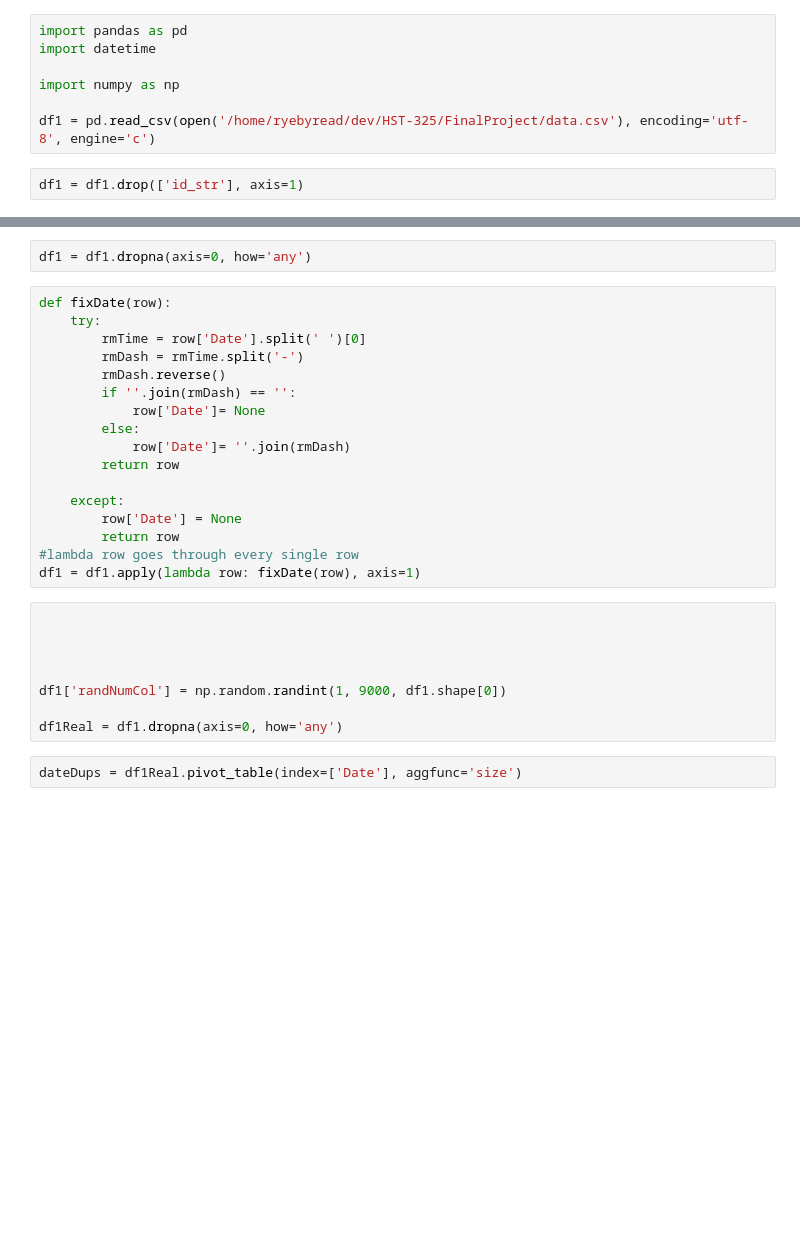
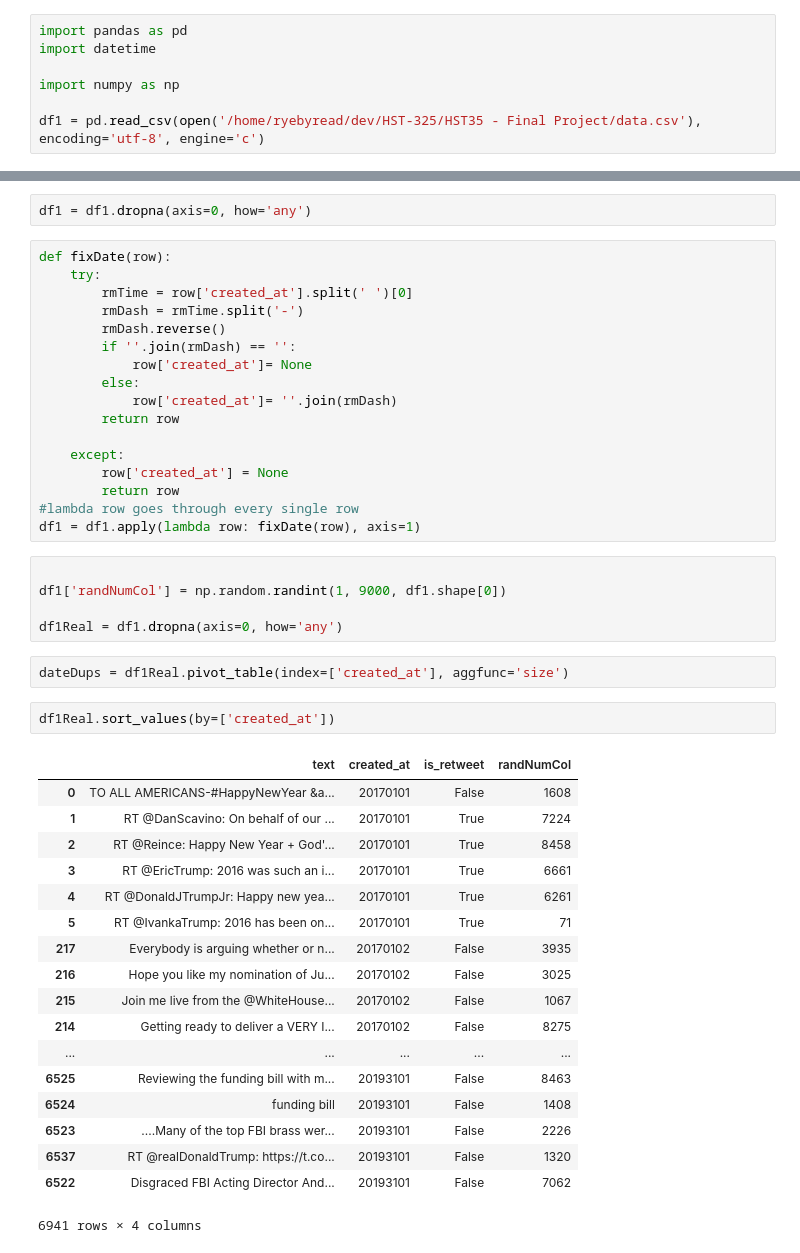
Before and after one commit to redelste/HST-325, a Jupyter notebook: HST35 - Final Project/Fixing Data.ipynb, the cells around one changed output, grey strips where cells are left out. Drawn from its saved outputs; the diff is of its cells as text; blank space fills up the shorter version.

```diff
--- a/HST35 - Final Project/Fixing Data.ipynb
+++ b/HST35 - Final Project/Fixing Data.ipynb
@@ -4,7 +4,5 @@ import datetime
 
 import numpy as np
 
-df1 = pd.read_csv(open('/home/ryebyread/dev/HST-325/FinalProject/data.csv'), encoding='utf-8', engine='c')
+df1 = pd.read_csv(open('/home/ryebyread/dev/HST-325/HST35 - Final Project/data.csv'), encoding='utf-8', engine='c')
-# %%
-df1 = df1.drop(['id_str'], axis=1)
 # %%
@@ -14,28 +12,46 @@ df1 = df1.dropna(axis=0, how='any')
 # %%
 def fixDate(row):
     try:
-        rmTime = row['Date'].split(' ')[0]
+        rmTime = row['created_at'].split(' ')[0]
         rmDash = rmTime.split('-')
         rmDash.reverse()
         if ''.join(rmDash) == '':
-            row['Date']= None
+            row['created_at']= None
         else:
-            row['Date']= ''.join(rmDash)
+            row['created_at']= ''.join(rmDash)
         return row
 
     except:
-        row['Date'] = None
+        row['created_at'] = None
         return row
 #lambda row goes through every single row
 df1 = df1.apply(lambda row: fixDate(row), axis=1)
 # %%
-
-
-
 
 df1['randNumCol'] = np.random.randint(1, 9000, df1.shape[0])
 
 df1Real = df1.dropna(axis=0, how='any')
 # %%
-dateDups = df1Real.pivot_table(index=['Date'], aggfunc='size')
+dateDups = df1Real.pivot_table(index=['created_at'], aggfunc='size')
+# %%
+df1Real.sort_values(by=['created_at'])
+# %% [output]
+|  | text | created_at | is_retweet | randNumCol |
+| 0 | TO ALL AMERICANS-#HappyNewYear &a... | 20170101 | False | 1608 |
+| 1 | RT @DanScavino: On behalf of our ... | 20170101 | True | 7224 |
+| 2 | RT @Reince: Happy New Year + God'... | 20170101 | True | 8458 |
+| 3 | RT @EricTrump: 2016 was such an i... | 20170101 | True | 6661 |
+| 4 | RT @DonaldJTrumpJr: Happy new yea... | 20170101 | True | 6261 |
+| 5 | RT @IvankaTrump: 2016 has been on... | 20170101 | True | 71 |
+| 217 | Everybody is arguing whether or n... | 20170102 | False | 3935 |
+| 216 | Hope you like my nomination of Ju... | 20170102 | False | 3025 |
+| 215 | Join me live from the @WhiteHouse... | 20170102 | False | 1067 |
+| 214 | Getting ready to deliver a VERY I... | 20170102 | False | 8275 |
+| ... | ... | ... | ... | ... |
+| 6525 | Reviewing the funding bill with m... | 20193101 | False | 8463 |
+| 6524 | funding bill | 20193101 | False | 1408 |
+| 6523 | ....Many of the top FBI brass wer... | 20193101 | False | 2226 |
+| 6537 | RT @realDonaldTrump: https://t.co... | 20193101 | False | 1320 |
+| 6522 | Disgraced FBI Acting Director And... | 20193101 | False | 7062 |
+6941 rows × 4 columns
 # %%
```
Also changed, not shown: parts of 7 cells of this notebook, 3 other files.
